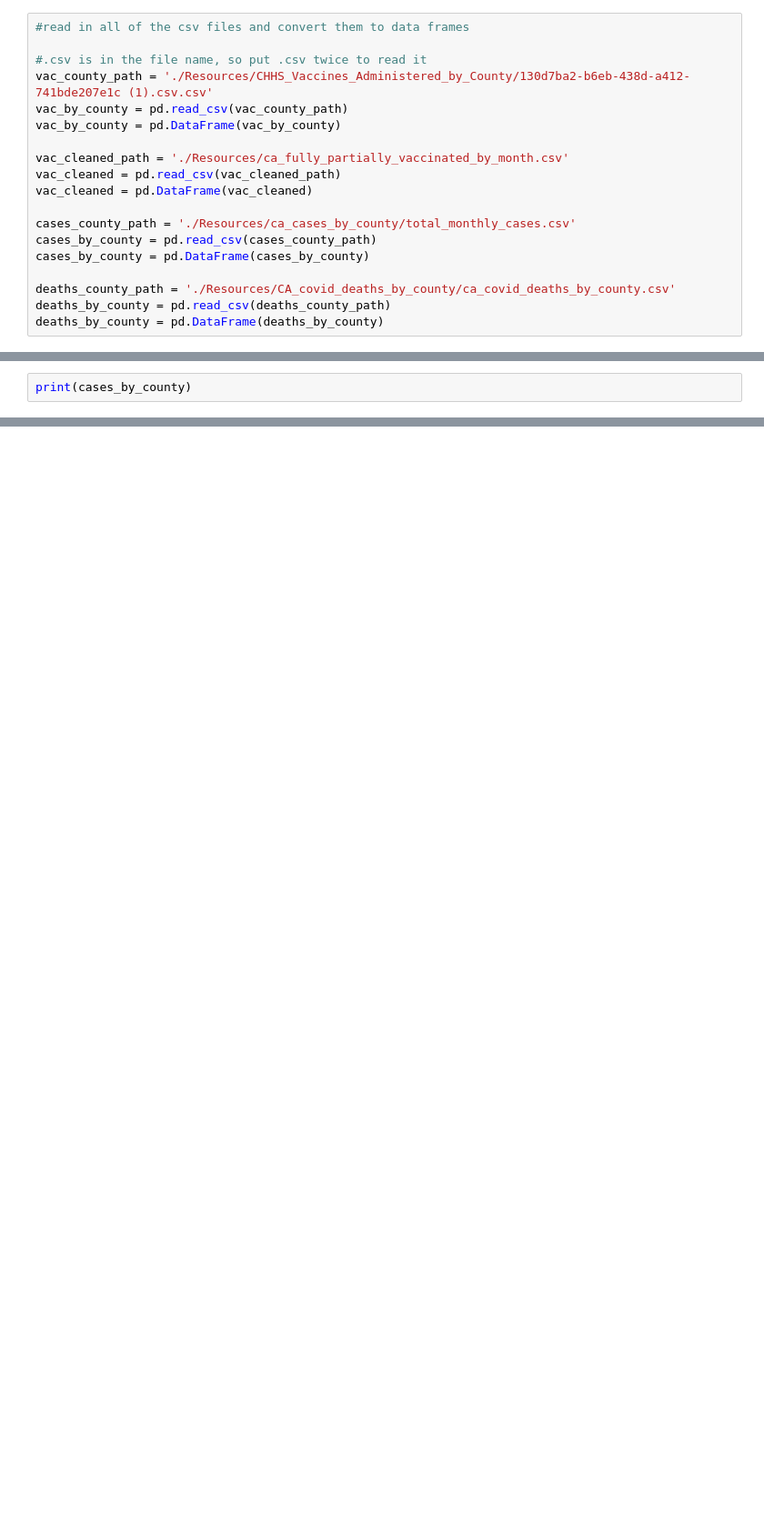
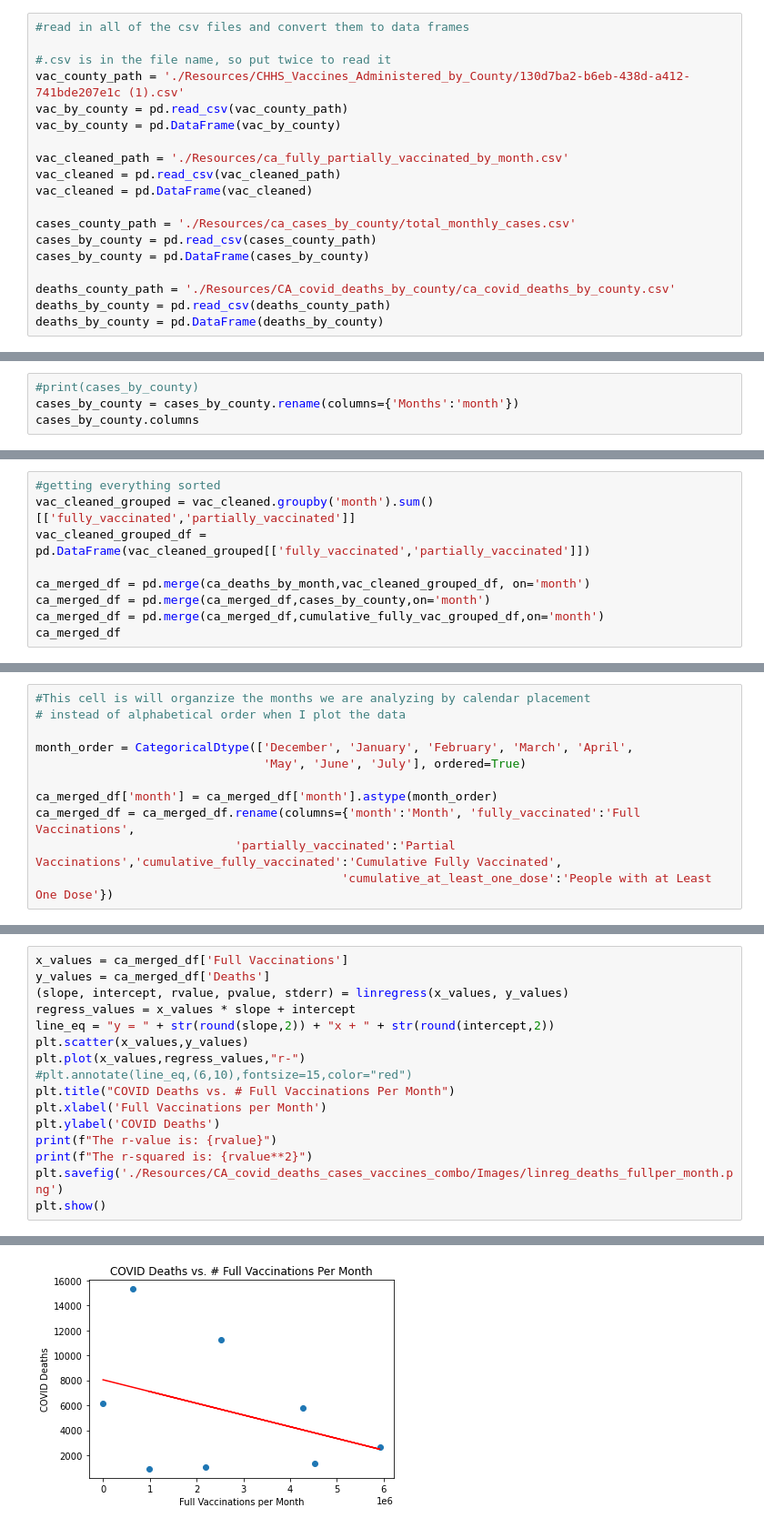
Before and after one commit to KristianSHamilton/CovidVaccinationInCalifornia, a Jupyter notebook: ca_cases_deaths_vaccines_combined.ipynb, the cells around one changed output, grey strips where cells are left out. Shown at 91% size. Drawn from its saved outputs; the diff is of its cells as text; blank space fills up the shorter version.

```diff
--- a/ca_cases_deaths_vaccines_combined.ipynb
+++ b/ca_cases_deaths_vaccines_combined.ipynb
@@ -20,8 +20,8 @@ low_memory = False
 # %%
 #read in all of the csv files and convert them to data frames
 
-#.csv is in the file name, so put .csv twice to read it
-vac_county_path = './Resources/CHHS_Vaccines_Administered_by_County/130d7ba2-b6eb-438d-a412-741bde207e1c (1).csv.csv'
+#.csv is in the file name, so put twice to read it
+vac_county_path = './Resources/CHHS_Vaccines_Administered_by_County/130d7ba2-b6eb-438d-a412-741bde207e1c (1).csv'
 vac_by_county = pd.read_csv(vac_county_path)
 vac_by_county = pd.DataFrame(vac_by_county)
 
@@ -54,3 +39,5 @@ deaths_by_county = pd.DataFrame(deaths_by_county)
 # %%
-print(cases_by_county)
+#print(cases_by_county)
+cases_by_county = cases_by_county.rename(columns={'Months':'month'})
+cases_by_county.columns
 # %% [output]
@@ -125,0 +156,9 @@ vac_cleaned
+# %%
+#getting everything sorted
+vac_cleaned_grouped = vac_cleaned.groupby('month').sum()[['fully_vaccinated','partially_vaccinated']]
+vac_cleaned_grouped_df = pd.DataFrame(vac_cleaned_grouped[['fully_vaccinated','partially_vaccinated']])
+
+ca_merged_df = pd.merge(ca_deaths_by_month,vac_cleaned_grouped_df, on='month')
+ca_merged_df = pd.merge(ca_merged_df,cases_by_county,on='month')
+ca_merged_df = pd.merge(ca_merged_df,cumulative_fully_vac_grouped_df,on='month')
+ca_merged_df
@@ -125,0 +175,11 @@ vac_cleaned
+# %%
+#This cell is will organzize the months we are analyzing by calendar placement
+# instead of alphabetical order when I plot the data
+
+month_order = CategoricalDtype(['December', 'January', 'February', 'March', 'April',
+                                'May', 'June', 'July'], ordered=True)
+
+ca_merged_df['month'] = ca_merged_df['month'].astype(month_order)
+ca_merged_df = ca_merged_df.rename(columns={'month':'Month', 'fully_vaccinated':'Full Vaccinations',
+                            'partially_vaccinated':'Partial Vaccinations','cumulative_fully_vaccinated':'Cumulative Fully Vaccinated',
+                                           'cumulative_at_least_one_dose':'People with at Least One Dose'})
@@ -125,0 +242,17 @@ vac_cleaned
+# %%
+x_values = ca_merged_df['Full Vaccinations']
+y_values = ca_merged_df['Deaths']
+(slope, intercept, rvalue, pvalue, stderr) = linregress(x_values, y_values)
+regress_values = x_values * slope + intercept
+line_eq = "y = " + str(round(slope,2)) + "x + " + str(round(intercept,2))
+plt.scatter(x_values,y_values)
+plt.plot(x_values,regress_values,"r-")
+#plt.annotate(line_eq,(6,10),fontsize=15,color="red")
+plt.title("COVID Deaths vs. # Full Vaccinations Per Month")
+plt.xlabel('Full Vaccinations per Month')
+plt.ylabel('COVID Deaths')
+print(f"The r-value is: {rvalue}")
+print(f"The r-squared is: {rvalue**2}")
+plt.savefig('./Resources/CA_covid_deaths_cases_vaccines_combo/Images/linreg_deaths_fullper_month.png')
+plt.show()
+# %% [output]
@@ -125,0 +261 @@ vac_cleaned
+[figure, added]
```
Also changed, not shown: parts of 22 cells of this notebook, 2 other files.
